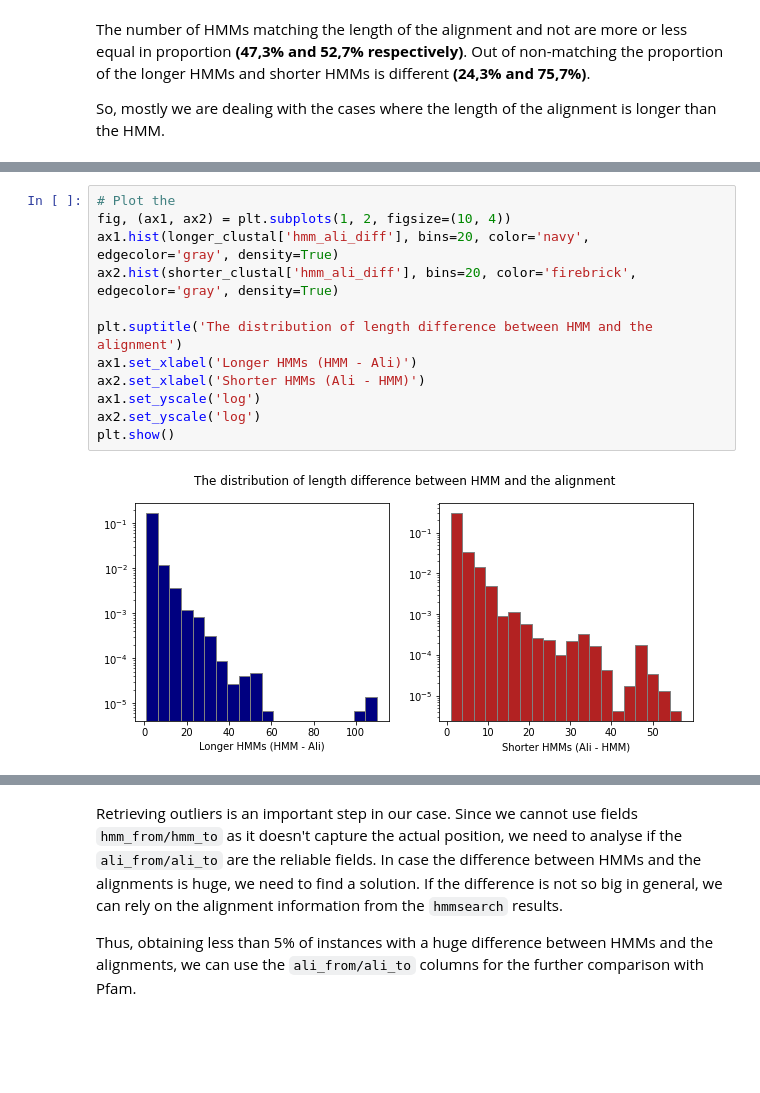
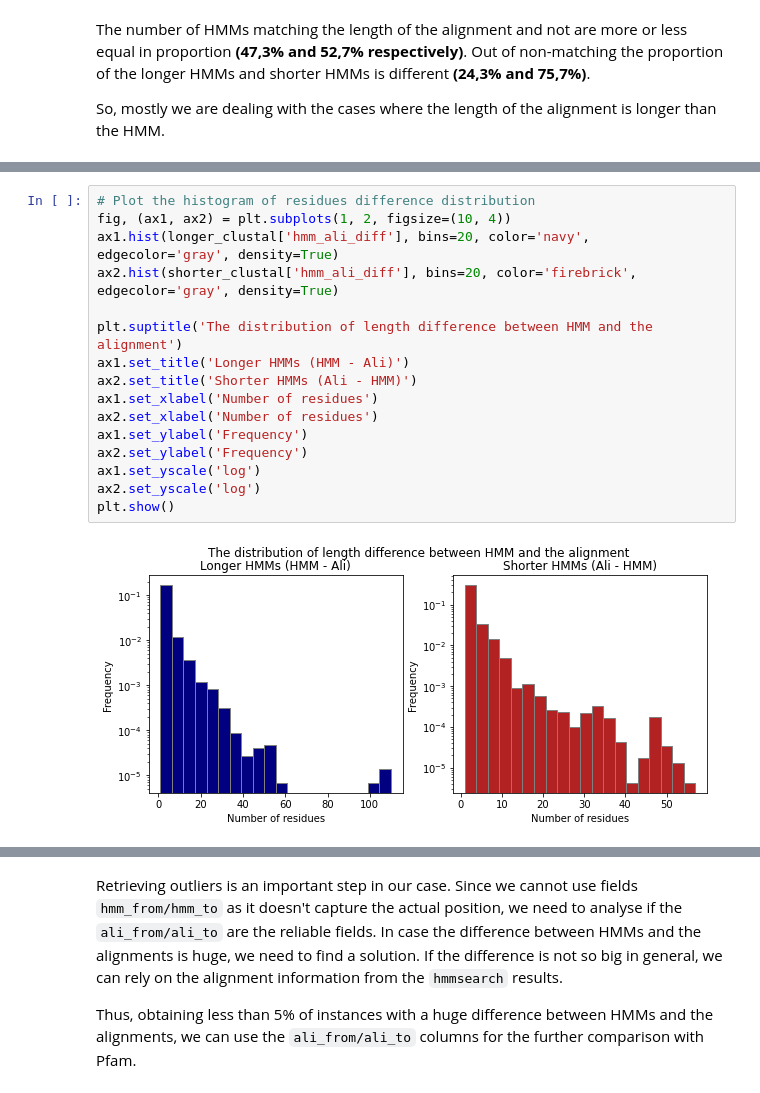
Before and after one commit to AlyaHarvelle/HMMER, a Jupyter notebook: hmm_analysis.ipynb, the cells around one changed output, grey strips where cells are left out. Cells and saved outputs as stored; diff of their text form; blank space fills up the shorter version.

```diff
--- a/hmm_analysis.ipynb
+++ b/hmm_analysis.ipynb
@@ -92,15 +108,19 @@ See the caveats in the documentation: https://pandas.pydata.org/pandas-docs/stab
 # %%
-# Plot the
+# Plot the histogram of residues difference distribution
 fig, (ax1, ax2) = plt.subplots(1, 2, figsize=(10, 4))
 ax1.hist(longer_clustal['hmm_ali_diff'], bins=20, color='navy', edgecolor='gray', density=True)
 ax2.hist(shorter_clustal['hmm_ali_diff'], bins=20, color='firebrick', edgecolor='gray', density=True)
 
 plt.suptitle('The distribution of length difference between HMM and the alignment')
-ax1.set_xlabel('Longer HMMs (HMM - Ali)')
-ax2.set_xlabel('Shorter HMMs (Ali - HMM)')
+ax1.set_title('Longer HMMs (HMM - Ali)')
+ax2.set_title('Shorter HMMs (Ali - HMM)')
+ax1.set_xlabel('Number of residues')
+ax2.set_xlabel('Number of residues')
+ax1.set_ylabel('Frequency')
+ax2.set_ylabel('Frequency')
 ax1.set_yscale('log')
 ax2.set_yscale('log')
 plt.show()
 # %% [output]
-[figure, old version]
+[figure, new version]
 # %%
```
Also changed, not shown: parts of 21 cells of this notebook.
